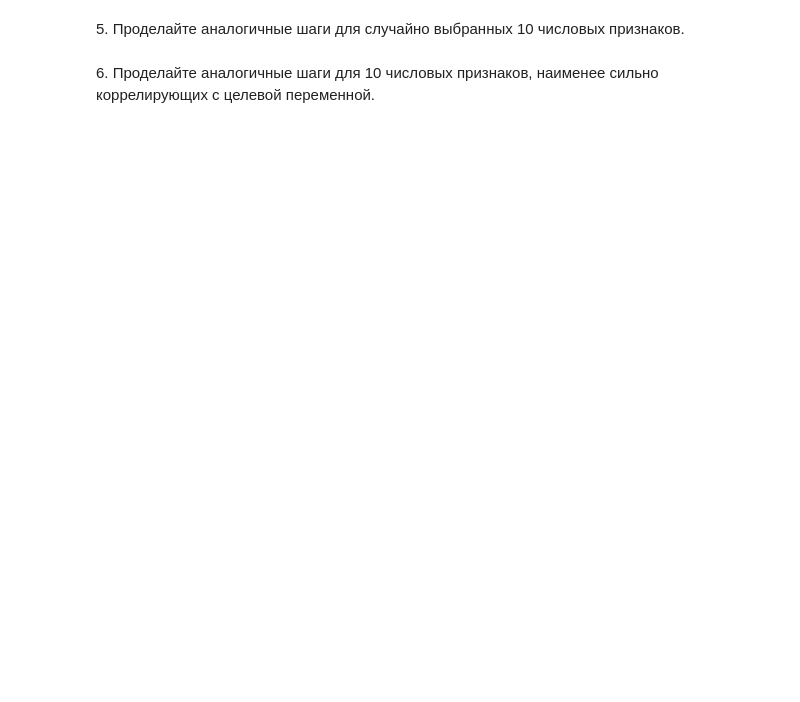
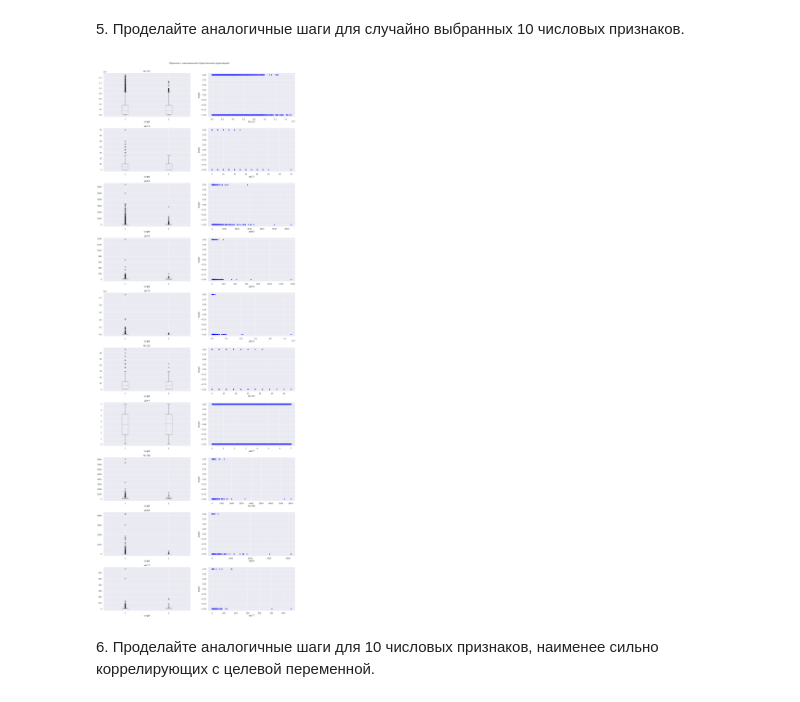
Before and after one commit to Uniholder/Specialization-Yandex-MIPT, a Jupyter notebook: 6_Final_projects/2_churn_prediction/week_1.ipynb, the cells around one changed output. Saved outputs shown, nothing was run; the diff lists cells and outputs as text; code cells hidden in the pictures; blank space fills up the shorter version.

```diff
--- a/6_Final_projects/2_churn_prediction/week_1.ipynb
+++ b/6_Final_projects/2_churn_prediction/week_1.ipynb
@@ -172,4 +224,20 @@ dtype: float64
 # %% [markdown]
 5\. Проделайте аналогичные шаги для случайно выбранных 10 числовых признаков.
+# %%
+import random
+
+random_10 = random.sample(range(means.shape[1]), 10)
+
+random_correlated = corrs[random_10]
+# %%
+fig, axes = plt.subplots(nrows=10, ncols=2, figsize=(20, 60))
+fig.subplots_adjust(hspace=0.25)
+for i, ax in enumerate(axes):
+    col = random_correlated.index.to_list()[i]
+    df_train.boxplot(column=col, by='target', ax=ax[0])
+    df_train.plot.scatter(x=col, y='target', ax=ax[1], color='blue');
+fig.suptitle('Признаки с максимальной отрицательной корреляцией', y=0.915);
+# %% [output]
+[figure, added]
 # %% [markdown]
 6\. Проделайте аналогичные шаги для 10 числовых признаков, наименее сильно коррелирующих с целевой переменной.
```
Also changed, not shown: parts of 31 cells of this notebook.
